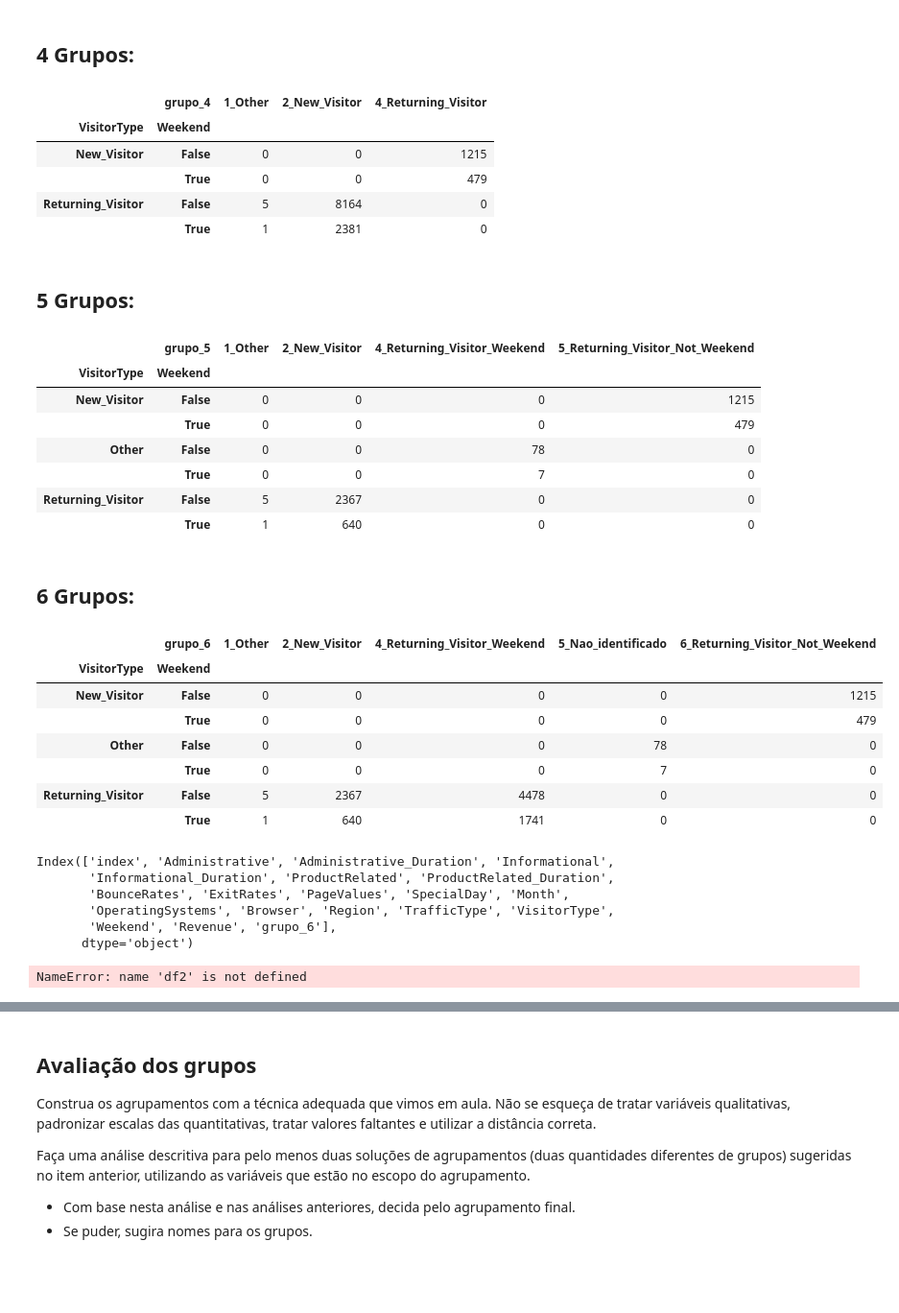
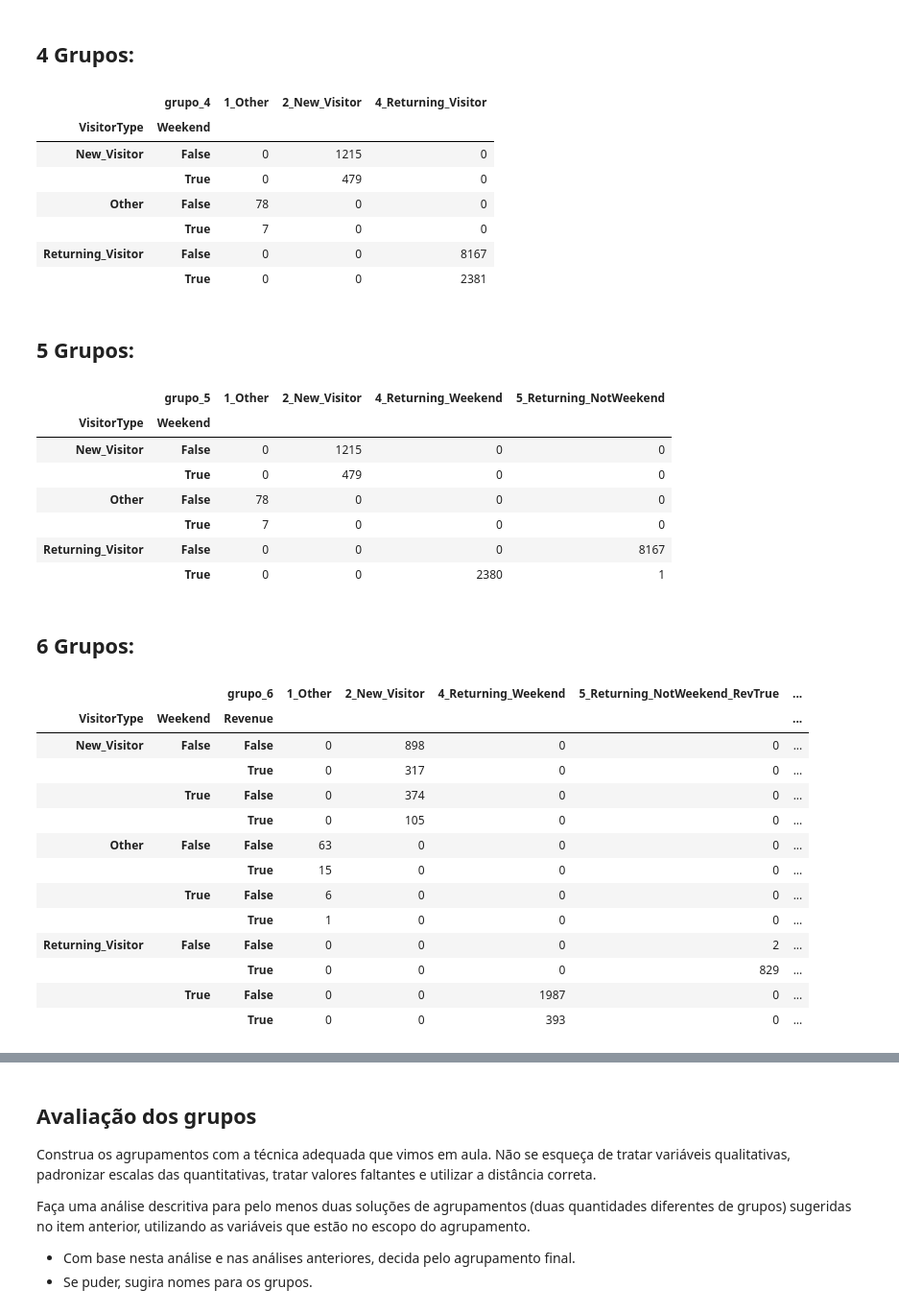
Before and after one commit to marceloaires7/EBAC-Exercicios, a Jupyter notebook: Exercício_Cientista_de_dados_Módulo30/Exercício 2/mod30_tarefa02.ipynb, the cells around one changed output, grey strips where cells are left out. Shown at 96% size. Cells and saved outputs as stored; diff of their text form; code cells hidden in the pictures; blank space fills up the shorter version.

```diff
--- a/Exercício_Cientista_de_dados_Módulo30/Exercício 2/mod30_tarefa02.ipynb
+++ b/Exercício_Cientista_de_dados_Módulo30/Exercício 2/mod30_tarefa02.ipynb
@@ -225,6 +235,5 @@ df_pad
 # %%
-vars_cat = [True if x in ['SpecialDay',
-                          'Month',
+vars_cat = [True if x in ['Month',
                           'Weekend',
                           'VisitorType_New_Visitor',
                           'VisitorType_Returning_Visitor',
@@ -332,17 +348,20 @@ df_3grupos.groupby(['VisitorType', 'Weekend', 'grupo_3'])['index'].count().unsta
 # %%
 # GRUPO 1 = 'Other' de 'VisitorType'
 # GRUPO 2 = 'New_Visitor' de 'VisitorType'
+# GRUPO 3 = None
 # GRUPO 4 = 'Returning_Visitor' de 'VisitorType'
 df_4grupos = df.reset_index().merge(df_pad['grupo_4'].reset_index(), how='left')
-df_4grupos['grupo_4'] = df_4grupos['grupo_4'].map({1:'1_Other', 2: '2_New_Visitor', 3: None, 4: '4_Returning_Visitor'})
+df_4grupos['grupo_4'] = df_4grupos['grupo_4'].map({1: '1_Other', 2: '2_New_Visitor', 3: None, 4: '4_Returning_Visitor'})
 df_4grupos.groupby(['VisitorType', 'Weekend', 'grupo_4'])['index'].count().unstack().fillna(0).style.highlight_quantile(color='orange').highlight_max(color='green', axis = 1).format(precision=0)
 # %% [output]
 |  | grupo_4 | 1_Other | 2_New_Visitor | 4_Returning_Visitor |
 | VisitorType | Weekend |  |  |  |
-| New_Visitor | False | 0 | 0 | 1215 |
-|  | True | 0 | 0 | 479 |
-| Returning_Visitor | False | 5 | 8164 | 0 |
-|  | True | 1 | 2381 | 0 |
+| New_Visitor | False | 0 | 1215 | 0 |
+|  | True | 0 | 479 | 0 |
+| Other | False | 78 | 0 | 0 |
+|  | True | 7 | 0 | 0 |
+| Returning_Visitor | False | 0 | 0 | 8167 |
+|  | True | 0 | 0 | 2381 |
 # %% [markdown]
 ## 5 Grupos:
 # %%
@@ -352,49 +371,41 @@ df_4grupos.groupby(['VisitorType', 'Weekend', 'grupo_4'])['index'].count().unsta
 # GRUPO 4 = 'Returning_Visitor' de 'VisitorType' + True de 'Weekend'
 # GRUPO 5 = 'Returning_Visitor' de 'VisitorType' + False de 'Weekend'
 df_5grupos = df.reset_index().merge(df_pad['grupo_5'].reset_index(), how='left')
-df_5grupos['grupo_5'] = df_5grupos['grupo_5'].map({1:'1_Other', 2: '2_New_Visitor', 3: None, 4: '4_Returning_Visitor_Weekend', 5: '5_Returning_Visitor_Not_Weekend'})
+df_5grupos['grupo_5'] = df_5grupos['grupo_5'].map({1: '1_Other', 2: '2_New_Visitor', 3: None, 4: '4_Returning_Weekend', 5: '5_Returning_NotWeekend'})
 df_5grupos.groupby(['VisitorType', 'Weekend', 'grupo_5'])['index'].count().unstack().fillna(0).style.highlight_quantile(color='orange').highlight_max(color='green', axis = 1).format(precision=0)
 # %% [output]
-|  | grupo_5 | 1_Other | 2_New_Visitor | 4_Returning_Visitor_Weekend | 5_Returning_Visitor_Not_Weekend |
+|  | grupo_5 | 1_Other | 2_New_Visitor | 4_Returning_Weekend | 5_Returning_NotWeekend |
 | VisitorType | Weekend |  |  |  |  |
-| New_Visitor | False | 0 | 0 | 0 | 1215 |
-|  | True | 0 | 0 | 0 | 479 |
-| Other | False | 0 | 0 | 78 | 0 |
-|  | True | 0 | 0 | 7 | 0 |
-| Returning_Visitor | False | 5 | 2367 | 0 | 0 |
-|  | True | 1 | 640 | 0 | 0 |
+| New_Visitor | False | 0 | 1215 | 0 | 0 |
+|  | True | 0 | 479 | 0 | 0 |
+| Other | False | 78 | 0 | 0 | 0 |
+|  | True | 7 | 0 | 0 | 0 |
+| Returning_Visitor | False | 0 | 0 | 0 | 8167 |
+|  | True | 0 | 0 | 2380 | 1 |
 # %% [markdown]
 ## 6 Grupos:
 # %%
 # GRUPO 1 = 'Other' de 'VisitorType'
 # GRUPO 2 = 'New_Visitor' de 'VisitorType'
 # GRUPO 3 = None
 # GRUPO 4 = 'Returning_Visitor' de 'VisitorType' + True de 'Weekend'
-# GRUPO 5 = Não identificado
-# GRUPO 6 = 'Returning_Visitor' de 'VisitorType' + False de 'Weekend'
+# GRUPO 5 = 'Returning_Visitor' de 'VisitorType' + False de 'Weekend' + True de 'Revenue'
+# GRUPO 6 = 'Returning_Visitor' de 'VisitorType' + False de 'Weekend' + False de 'Revenue'
 df_6grupos = df.reset_index().merge(df_pad['grupo_6'].reset_index(), how='left')
-df_6grupos['grupo_6'] = df_6grupos['grupo_6'].map({1:'1_Other', 2: '2_New_Visitor', 3: None, 4: '4_Returning_Visitor_Weekend', 5: '5_Nao_identificado', 6: '6_Returning_Visitor_Not_Weekend'})
-df_6grupos.groupby(['VisitorType', 'Weekend', 'grupo_6'])['index'].count().unstack().fillna(0).style.highlight_quantile(color='orange').highlight_max(color='green', axis = 1).format(precision=0)
+df_6grupos['grupo_6'] = df_6grupos['grupo_6'].map({1:'1_Other', 2: '2_New_Visitor', 3: None, 4: '4_Returning_Weekend', 5: '5_Returning_NotWeekend_RevTrue', 6: '6_Returning_NotWeekend_RevFalse'})
+df_6grupos.groupby(['VisitorType', 'Weekend', 'Revenue', 'grupo_6'])['index'].count().unstack().fillna(0).style.highlight_quantile(color='orange').highlight_max(color='green', axis = 1).format(precision=0)
 # %% [output]
-|  | grupo_6 | 1_Other | 2_New_Visitor | 4_Returning_Visitor_Weekend | 5_Nao_identificado | 6_Returning_Visitor_Not_Weekend |
-| VisitorType | Weekend |  |  |  |  |  |
-| New_Visitor | False | 0 | 0 | 0 | 0 | 1215 |
-|  | True | 0 | 0 | 0 | 0 | 479 |
-| Other | False | 0 | 0 | 0 | 78 | 0 |
-|  | True | 0 | 0 | 0 | 7 | 0 |
-| Returning_Visitor | False | 5 | 2367 | 4478 | 0 | 0 |
-|  | True | 1 | 640 | 1741 | 0 | 0 |
+|  |  | grupo_6 | 1_Other | 2_New_Visitor | 4_Returning_Weekend | 5_Returning_NotWeekend_RevTrue | ... |
+| VisitorType | Weekend | Revenue |  |  |  |  | ... |
+| New_Visitor | False | False | 0 | 898 | 0 | 0 | ... |
+|  |  | True | 0 | 317 | 0 | 0 | ... |
+|  | True | False | 0 | 374 | 0 | 0 | ... |
+|  |  | True | 0 | 105 | 0 | 0 | ... |
+| Other | False | False | 63 | 0 | 0 | 0 | ... |
+|  |  | True | 15 | 0 | 0 | 0 | ... |
+|  | True | False | 6 | 0 | 0 | 0 | ... |
+|  |  | True | 1 | 0 | 0 | 0 | ... |
+| Returning_Visitor | False | False | 0 | 0 | 0 | 2 | ... |
+|  |  | True | 0 | 0 | 0 | 829 | ... |
+|  | True | False | 0 | 0 | 1987 | 0 | ... |
+|  |  | True | 0 | 0 | 393 | 0 | ... |
-# %%
-df_6grupos.columns
-# %% [output]
-Index(['index', 'Administrative', 'Administrative_Duration', 'Informational',
-       'Informational_Duration', 'ProductRelated', 'ProductRelated_Duration',
-       'BounceRates', 'ExitRates', 'PageValues', 'SpecialDay', 'Month',
-       'OperatingSystems', 'Browser', 'Region', 'TrafficType', 'VisitorType',
-       'Weekend', 'Revenue', 'grupo_6'],
-      dtype='object')
-# %%
-# Definindo nomes aos grupos.
-df2['grupo'] = df2['grupo'].map({1:'1_Other', 2: '2_New_Visitor', 3: None, 4: '4_Weekend', 5: '5_Not_Weekend'})
-# %% [output]
-NameError: name 'df2' is not defined
```
Also changed, not shown: parts of 14 cells of this notebook.
